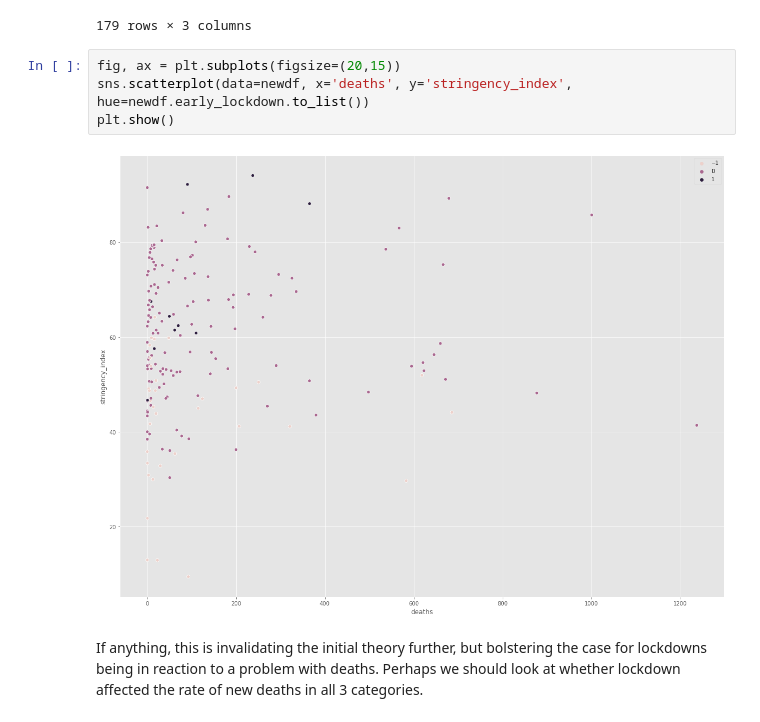
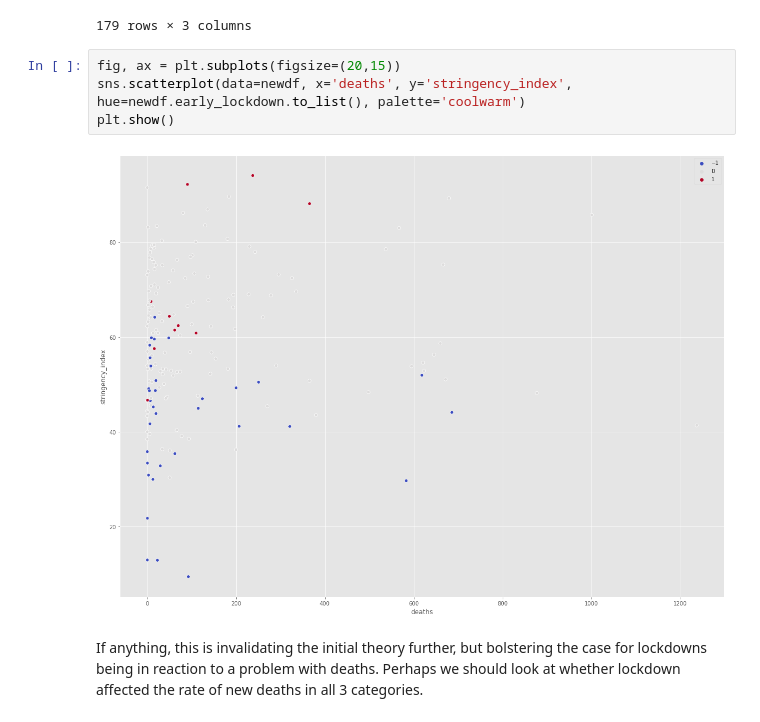
Before and after one commit to londonjevans/Springboard, a Jupyter notebook: COVID.ipynb, the cells around one changed output. Cells and saved outputs as stored; diff of their text form.

```diff
--- a/COVID.ipynb
+++ b/COVID.ipynb
@@ -437,10 +439,10 @@ newdf
 179 rows × 3 columns
 # %%
 fig, ax = plt.subplots(figsize=(20,15))
-sns.scatterplot(data=newdf, x='deaths', y='stringency_index', hue=newdf.early_lockdown.to_list())
+sns.scatterplot(data=newdf, x='deaths', y='stringency_index', hue=newdf.early_lockdown.to_list(), palette='coolwarm')
 plt.show()
 # %% [output]
-[figure, old version]
+[figure, new version]
 # %% [markdown]
 If anything, this is invalidating the initial theory further, but bolstering the case for lockdowns being in reaction to a problem with deaths. Perhaps we should look at whether lockdown affected the rate of new deaths in all 3 categories.
 # %%
```
Also changed, not shown: parts of 10 cells of this notebook.
